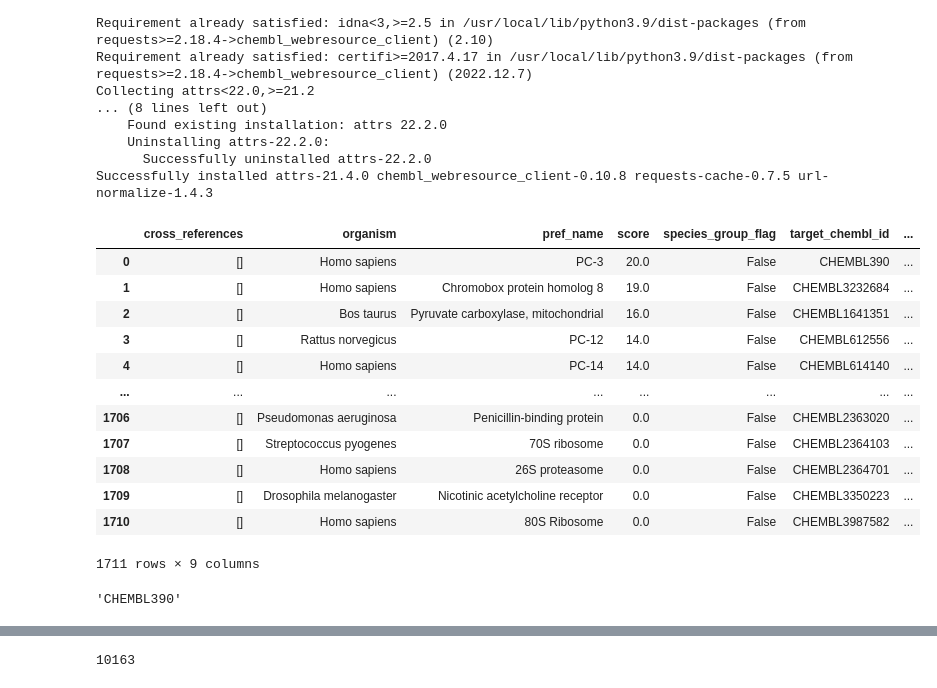
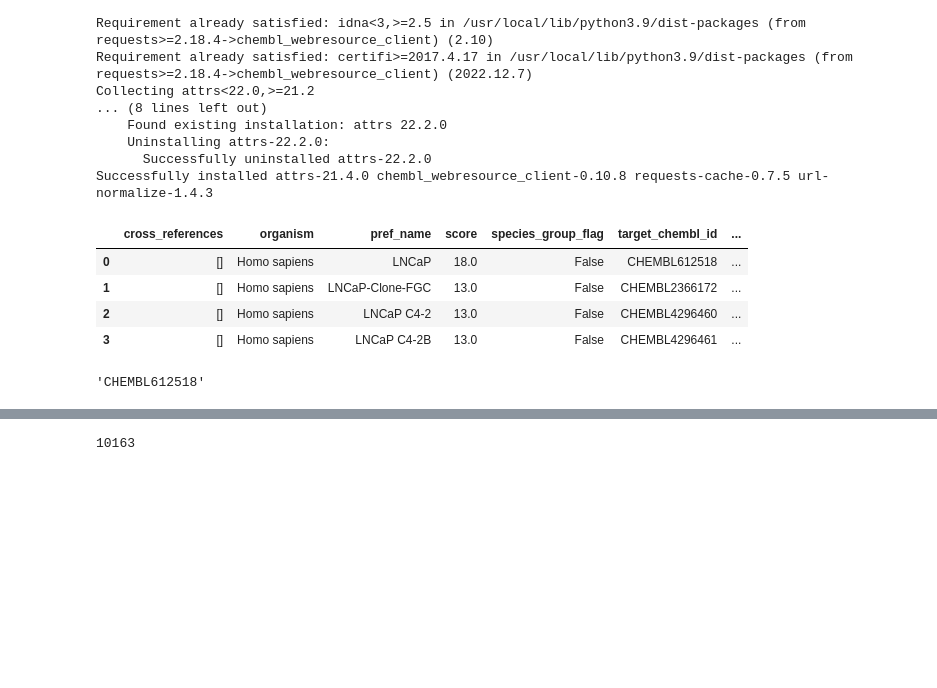
Before and after one commit to Jahan08/hERG-web-app, a Jupyter notebook: Retrieve-Data-prostate-cancer-data.ipynb, the cells around one changed output, grey strips where cells are left out. Cells and saved outputs as stored; diff of their text form; code cells hidden in the pictures; blank space fills up the shorter version.

```diff
--- a/Retrieve-Data-prostate-cancer-data.ipynb
+++ b/Retrieve-Data-prostate-cancer-data.ipynb
@@ -25,28 +25,20 @@ import pandas as pd
 from chembl_webresource_client.new_client import new_client
 # %%
 target = new_client.target
-target_query = target.search('PC-3')
+target_query = target.search('LNCaP')
 targets = pd.DataFrame.from_dict(target_query)
 targets
 # %% [output]
 |  | cross_references | organism | pref_name | score | species_group_flag | target_chembl_id | ... |
-| 0 | [] | Homo sapiens | PC-3 | 20.0 | False | CHEMBL390 | ... |
-| 1 | [] | Homo sapiens | Chromobox protein homolog 8 | 19.0 | False | CHEMBL3232684 | ... |
-| 2 | [] | Bos taurus | Pyruvate carboxylase, mitochondrial | 16.0 | False | CHEMBL1641351 | ... |
-| 3 | [] | Rattus norvegicus | PC-12 | 14.0 | False | CHEMBL612556 | ... |
-| 4 | [] | Homo sapiens | PC-14 | 14.0 | False | CHEMBL614140 | ... |
-| ... | ... | ... | ... | ... | ... | ... | ... |
-| 1706 | [] | Pseudomonas aeruginosa | Penicillin-binding protein | 0.0 | False | CHEMBL2363020 | ... |
-| 1707 | [] | Streptococcus pyogenes | 70S ribosome | 0.0 | False | CHEMBL2364103 | ... |
-| 1708 | [] | Homo sapiens | 26S proteasome | 0.0 | False | CHEMBL2364701 | ... |
-| 1709 | [] | Drosophila melanogaster | Nicotinic acetylcholine receptor | 0.0 | False | CHEMBL3350223 | ... |
-| 1710 | [] | Homo sapiens | 80S Ribosome | 0.0 | False | CHEMBL3987582 | ... |
+| 0 | [] | Homo sapiens | LNCaP | 18.0 | False | CHEMBL612518 | ... |
+| 1 | [] | Homo sapiens | LNCaP-Clone-FGC | 13.0 | False | CHEMBL2366172 | ... |
+| 2 | [] | Homo sapiens | LNCaP C4-2 | 13.0 | False | CHEMBL4296460 | ... |
+| 3 | [] | Homo sapiens | LNCaP C4-2B | 13.0 | False | CHEMBL4296461 | ... |
-1711 rows × 9 columns
 # %%
 selected_target = targets.target_chembl_id[0]
 selected_target
 # %% [output]
-'CHEMBL390'
+'CHEMBL612518'
 # %%
 activity = new_client.activity
 res = activity.filter(target_chembl_id=selected_target).filter(standard_type="IC50")
```
Also changed, not shown: parts of 3 cells of this notebook.
